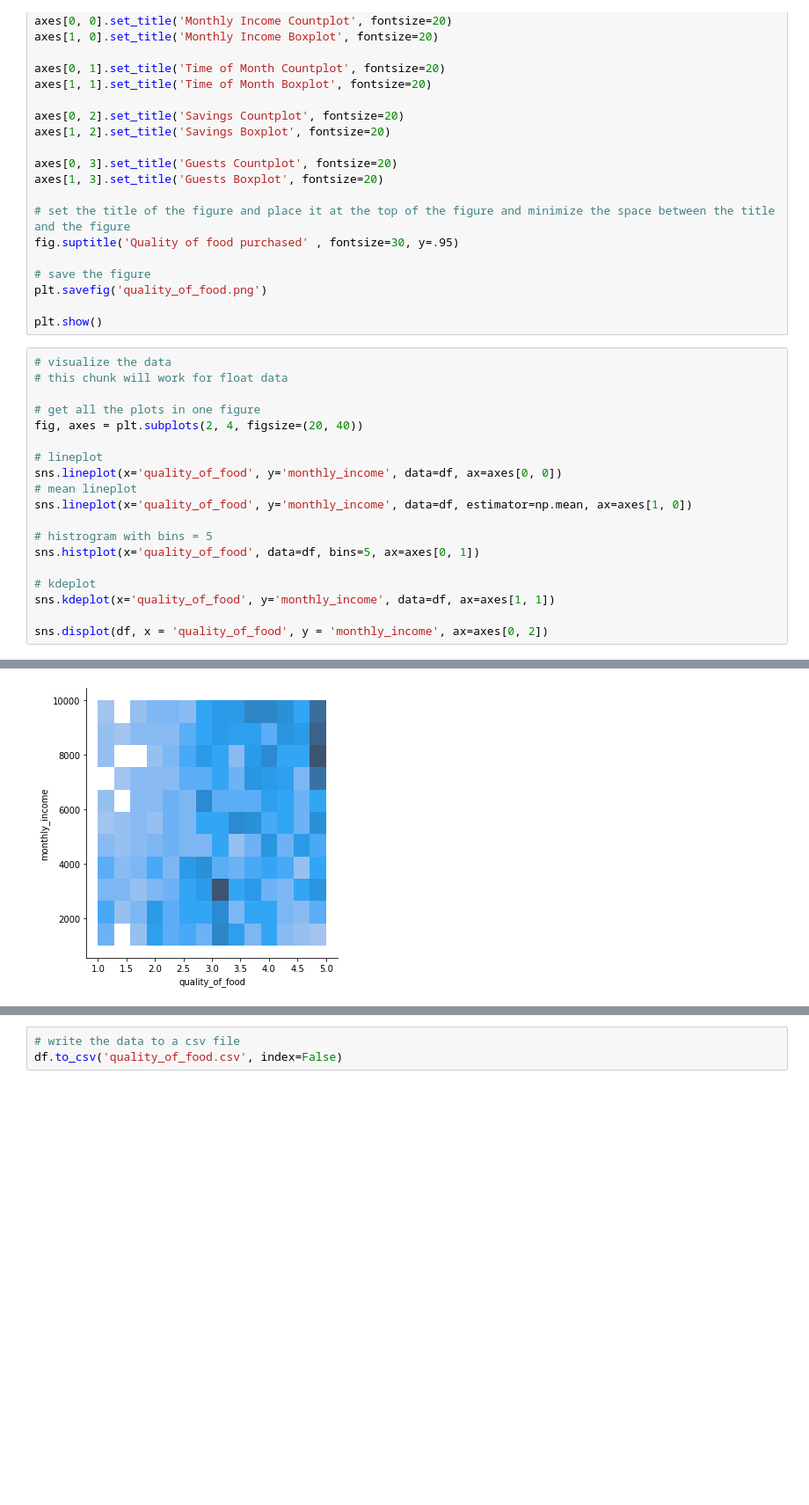
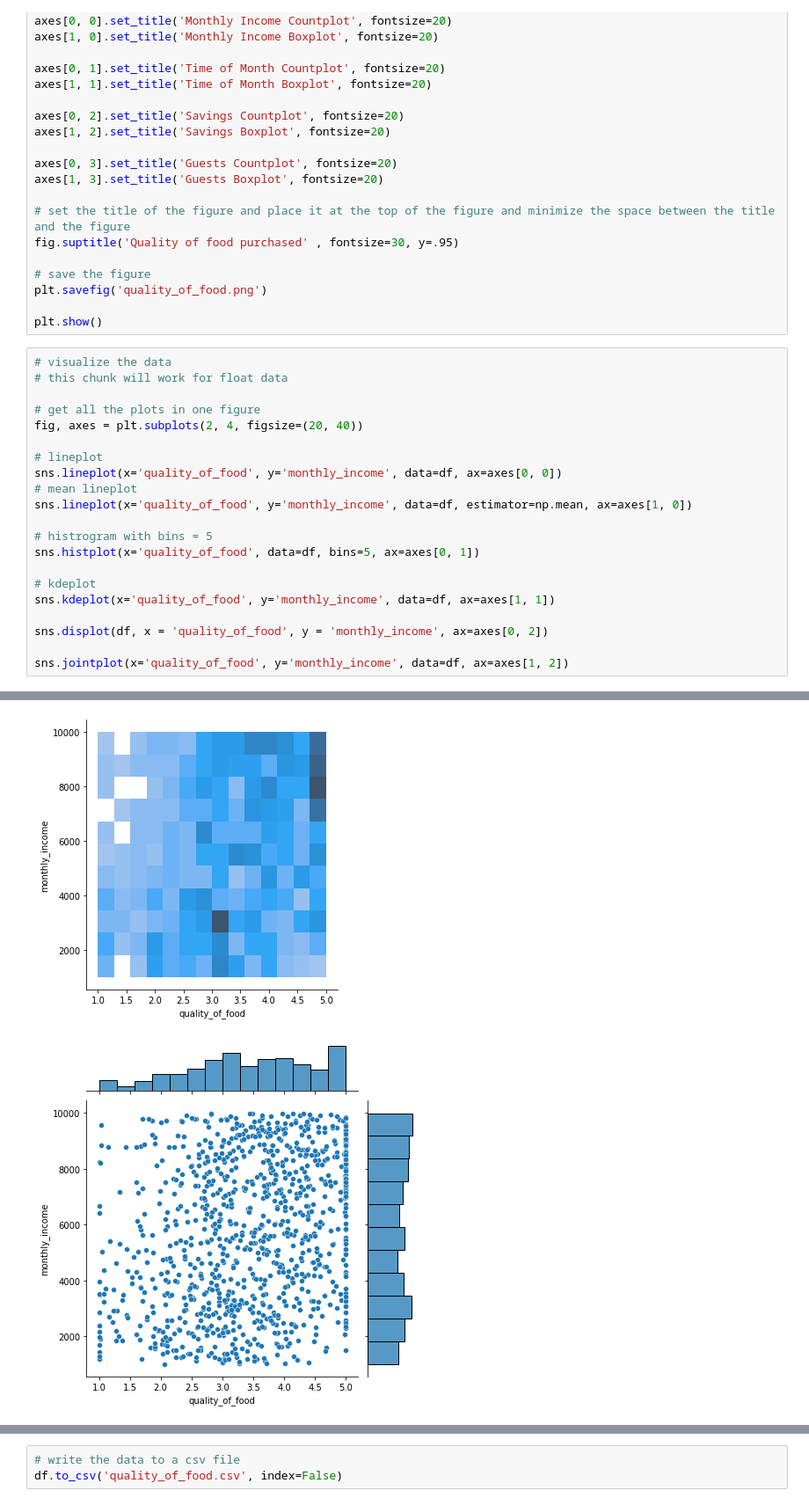
Before and after one commit to kristianseverin/BNNs, a Jupyter notebook: Data/generateData.ipynb, the cells around one changed output, grey strips where cells are left out. Shown: that part at 88% size. Saved outputs shown, nothing was run; the diff lists cells and outputs as text; blank space fills up the shorter version.

```diff
--- a/Data/generateData.ipynb
+++ b/Data/generateData.ipynb
@@ -148,4 +148,6 @@ sns.histplot(x='quality_of_food', data=df, bins=5, ax=axes[0, 1])
 sns.kdeplot(x='quality_of_food', y='monthly_income', data=df, ax=axes[1, 1])
 
 sns.displot(df, x = 'quality_of_food', y = 'monthly_income', ax=axes[0, 2])
+
+sns.jointplot(x='quality_of_food', y='monthly_income', data=df, ax=axes[1, 2])
 # %% [output]
@@ -153,2 +155,3 @@ sns.displot(df, x = 'quality_of_food', y = 'monthly_income', ax=axes[0, 2])
 [figure]
 [figure]
+[figure, added]
```
Also changed, not shown: parts of 2 cells of this notebook, 1 other file.
